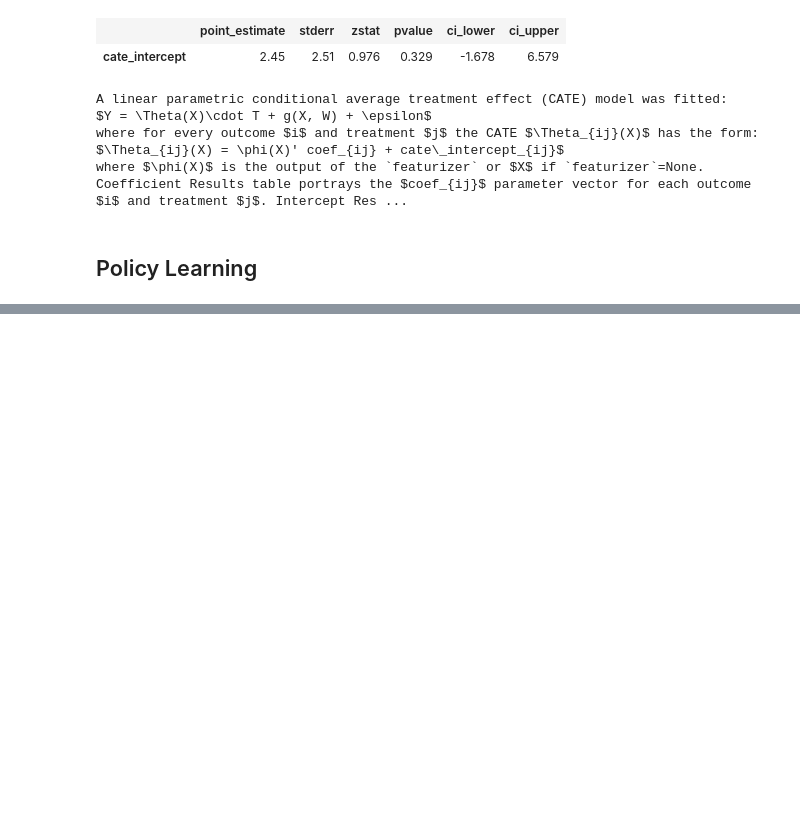
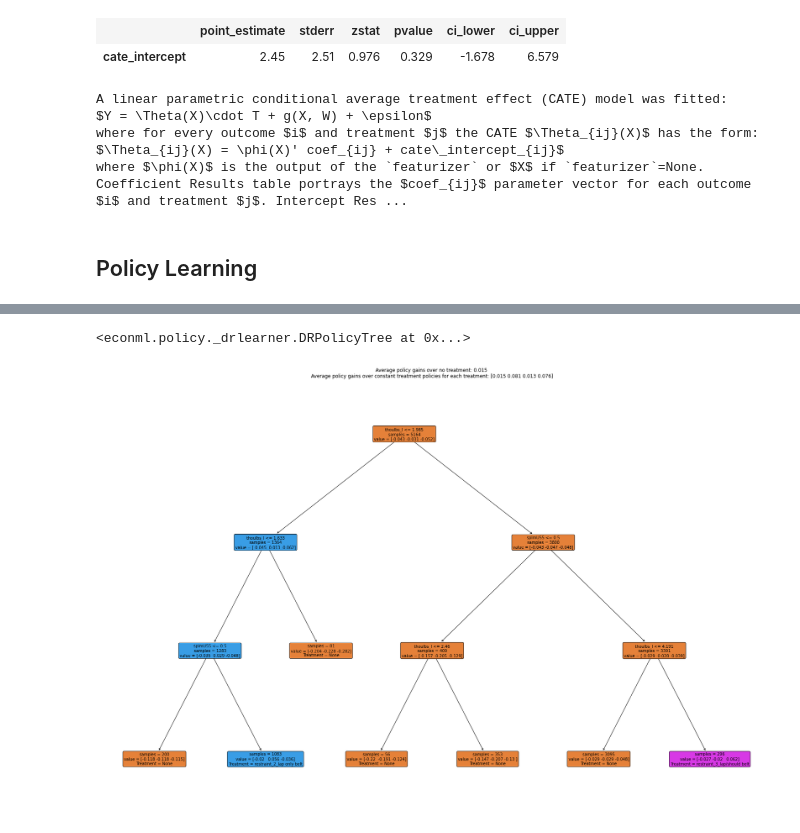
Before and after one commit to alemartinello/IZA-ML-for-policy, a Jupyter notebook: notebooks/walkthrough_python.ipynb, the cells around one changed output, grey strips where cells are left out. Saved outputs shown, nothing was run; the diff lists cells and outputs as text; code cells hidden in the pictures; blank space fills up the shorter version.

Commit message:
typos and beginning of policy part

```diff
--- a/notebooks/walkthrough_python.ipynb
+++ b/notebooks/walkthrough_python.ipynb
@@ -541,0 +546,12 @@ where $\phi(X)$ is the output of the `featurizer` or $X$ if `featurizer`=None. C
+# %%
+feats = deepcopy(ft.feat_type)
+feats['categorical'] = ['crashtm']
+feats['ordinal'] = feats['ordinal'] + ['year', 'modelyr']
+pipe = ft.construct_data_pipeline(feat_type=feats, pd_output=True)
+
+y = df_sel['death']
+T = df_sel['restraint']
+W = df_sel[[col for col in df_sel.columns if col not in ['lapbelt', 'lapshould', 'childseat', 'splmU55', 'thoulbs_I']]]
+W = pipe.fit_transform(X)
+X = df_sel[['splmU55', 'thoulbs_I']]
+T.value_counts().to_frame().sort_index()
@@ -541,0 +564,18 @@ where $\phi(X)$ is the output of the `featurizer` or $X$ if `featurizer`=None. C
+# %%
+model_t = HistGradientBoostingClassifier(max_iter=100, n_iter_no_change=10, max_depth=5, early_stopping=True, random_state=cfg.random_state)
+model_y = HistGradientBoostingRegressor(max_iter=100, n_iter_no_change=10, max_depth=3, early_stopping=True, random_state=cfg.random_state)
+pol_tree = DRPolicyTree(model_propensity=model_t, model_regression=model_y, cv=cv_splitter, random_state=cfg.random_state,
+                    min_samples_split=200, min_samples_leaf=50, max_depth=3)
+# %%
+pol_tree.fit(y, T, X=X, W=W)
+# %% [output]
+<econml.policy._drlearner.DRPolicyTree at 0x...>
+# %%
+import matplotlib.pyplot as plt
+%matplotlib inline
+
+fig, ax = plt.subplots(1,1, figsize=(30,20))
+pol_tree.plot(ax=ax, fontsize=10)
+plt.show()
+# %% [output]
+[figure, added]
```
Also changed, not shown: parts of 13 cells of this notebook, 1 other file.
